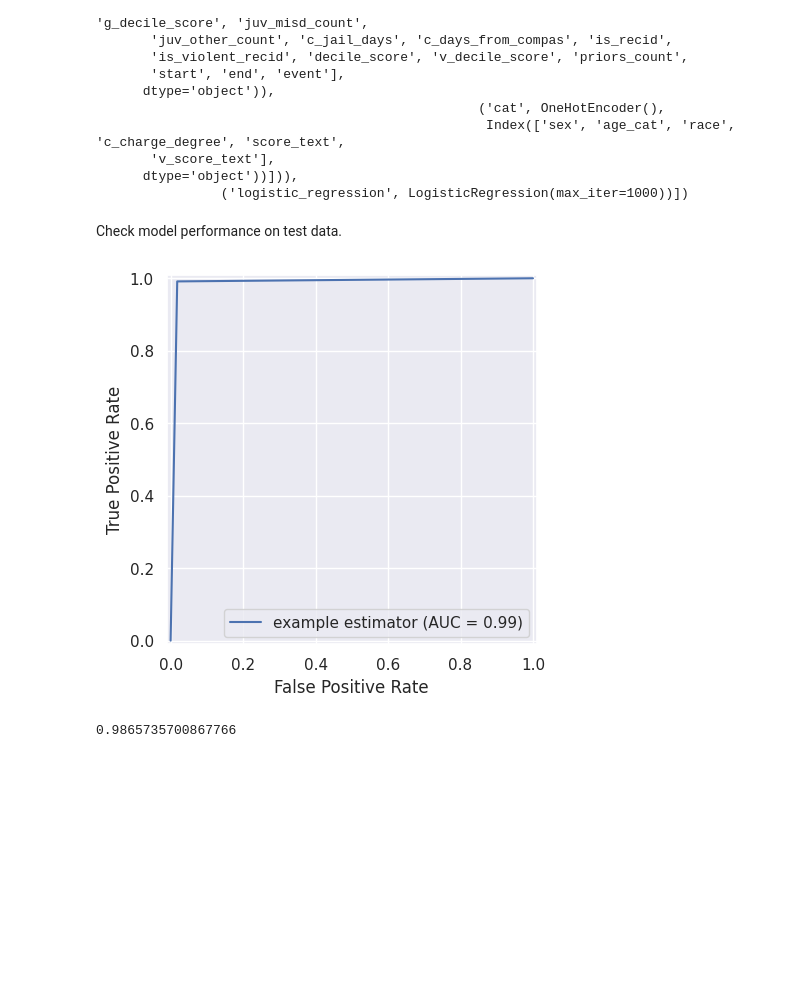
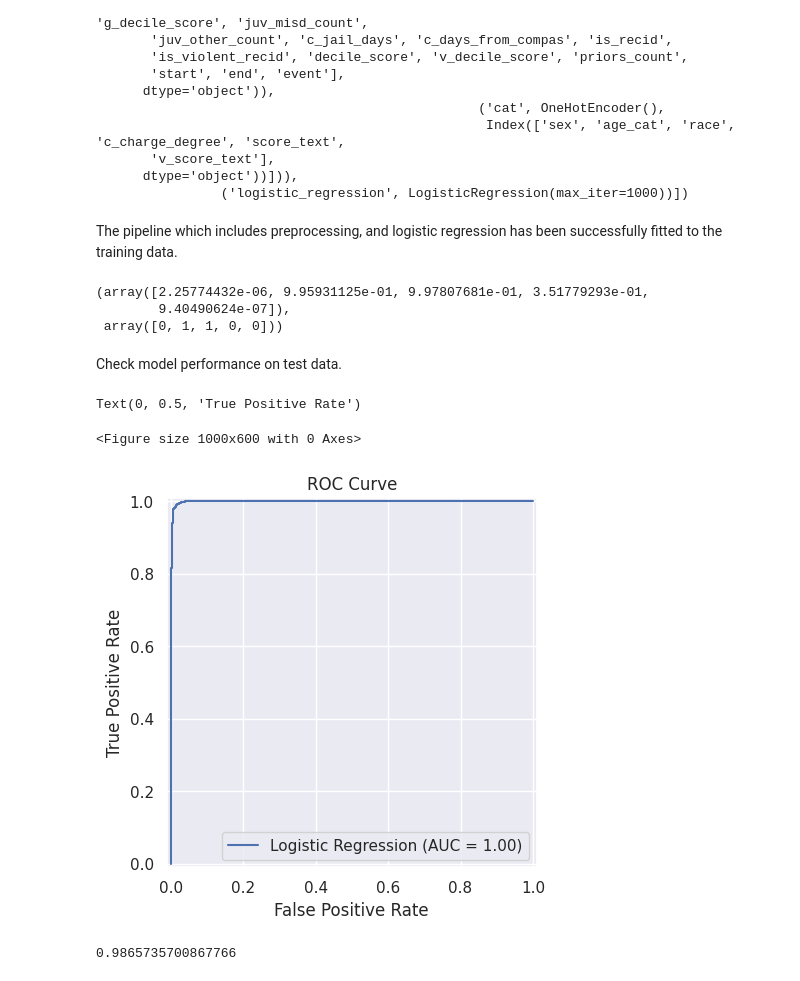
Before and after one commit to nokks/Fairness, a Jupyter notebook: 2021_scipy_tutorial/fairness-in-AI-systems-student.ipynb, the cells around one changed output. Saved outputs shown, nothing was run; the diff lists cells and outputs as text; code cells hidden in the pictures; blank space fills up the shorter version.

```diff
--- a/2021_scipy_tutorial/fairness-in-AI-systems-student.ipynb
+++ b/2021_scipy_tutorial/fairness-in-AI-systems-student.ipynb
@@ -1039,15 +1027,35 @@ Y_pred = unmitigated_pipeline.predict(X_test)
+# %% [markdown]
+The pipeline which includes preprocessing, and logistic regression has been successfully fitted to the training data.
+# %%
+# Predict the probabilities and labels for the test set
+Y_pred_proba = unmitigated_pipeline.predict_proba(X_test)[:,1]
+Y_pred = unmitigated_pipeline.predict(X_test)
+
+# display the first 5 probabilities and predictions
+Y_pred_proba[:5], Y_pred[:5]
+# %% [output]
+(array([2.25774432e-06, 9.95931125e-01, 9.97807681e-01, 3.51779293e-01,
+        9.40490624e-07]),
+ array([0, 1, 1, 0, 0]))
 # %% [markdown]
 Check model performance on test data.
 # %%
 # Plot ROC curve of probabilistic predictions
+
 import sklearn.metrics as metrics
 
-metrics.roc_curve(Y_test, unmitigated_pipeline.predict_proba(X_test)[:, 1]);
-# sklearn.metrics.roc_curve(unmitigated_pipeline, X_test, Y_test);
-fpr, tpr, thresholds = metrics.roc_curve(Y_test, Y_pred)
+# Compute ROC curve and ROC area for the test set predictions
+
+fpr, tpr, thresholds = metrics.roc_curve(Y_test, Y_pred_proba)
 roc_auc = metrics.auc(fpr, tpr)
-display = metrics.RocCurveDisplay(fpr=fpr, tpr=tpr, roc_auc=roc_auc,                                          estimator_name='example estimator')
-display.plot()
-plt.show()
+
+# plot ROC curve
+plt.figure(figsize=(10,6))
+metrics.RocCurveDisplay(fpr=fpr, tpr=tpr, roc_auc=roc_auc, estimator_name='Logistic Regression').plot()
+plt.title('ROC Curve')
+plt.xlabel('False Positive Rate')
+plt.ylabel('True Positive Rate')
 # %% [output]
+Text(0, 0.5, 'True Positive Rate')
+<Figure size 1000x600 with 0 Axes>
-[figure, old version]
+[figure, new version]
```
Also changed, not shown: parts of 49 cells of this notebook.
